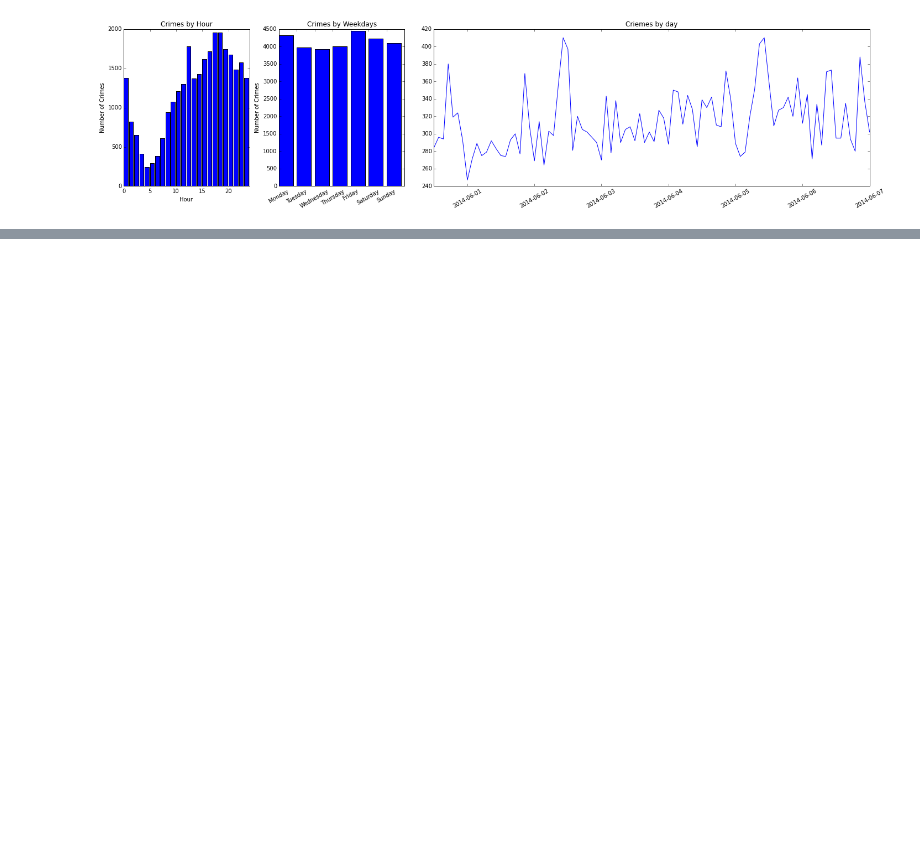
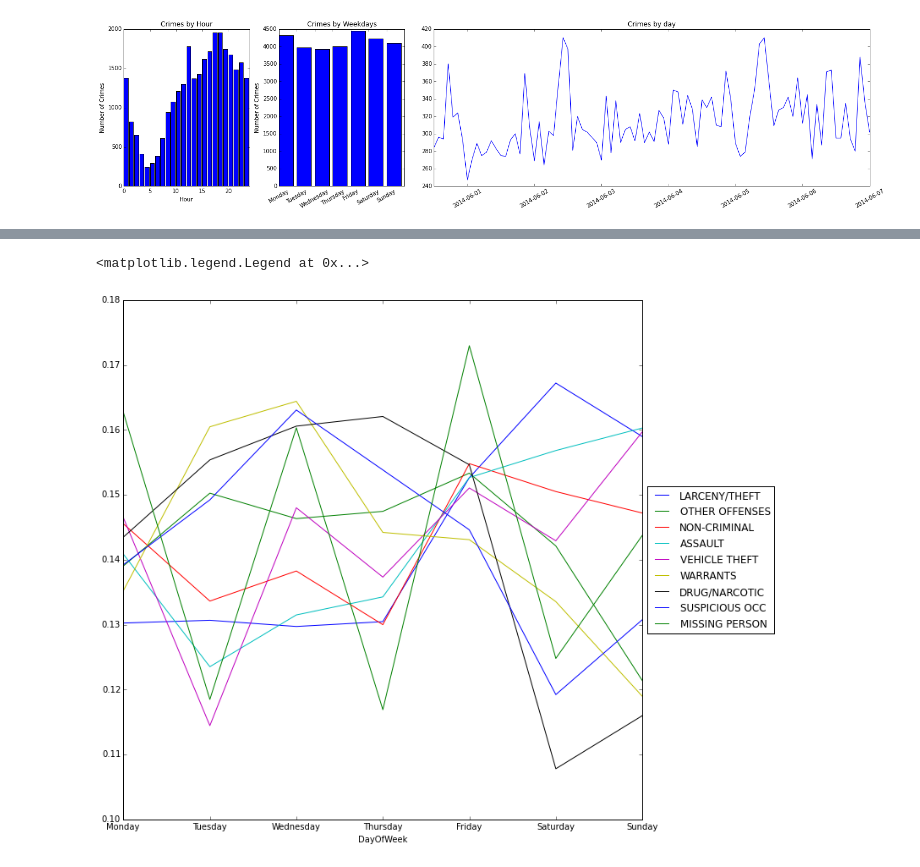
Before and after one commit to sakke82/crime_analysis, a Jupyter notebook: crime_analysis_sf.ipynb, the cells around one changed output, grey strips where cells are left out. Drawn from its saved outputs; the diff is of its cells as text; code cells hidden in the pictures; blank space fills up the shorter version.

```diff
--- a/crime_analysis_sf.ipynb
+++ b/crime_analysis_sf.ipynb
@@ -91,0 +156,7 @@ fig.show()
+# %%
+table = pd.pivot_table(data, index=['Category'], columns=['DayOfWeek'], aggfunc=len, fill_value=0)['Descript']
+order = ['Monday', 'Tuesday', 'Wednesday', 'Thursday', 'Friday', 'Saturday', 'Sunday']
+table = table.reindex(columns = order)
+table['Total'] = table.sum(axis=1)
+table = table.sort(columns='Total', ascending=False)
+table[:9]
@@ -91,0 +175,6 @@ fig.show()
+# %%
+table3 = table.drop('Total', axis=1).apply(lambda x: x / x.sum(), axis=1)
+table3[:9].transpose().plot(figsize=(11,11)).legend(loc='center left',  bbox_to_anchor=(1, 0.5))
+# %% [output]
+<matplotlib.legend.Legend at 0x...>
+[figure, added]
```
Also changed, not shown: parts of 9 cells of this notebook.
